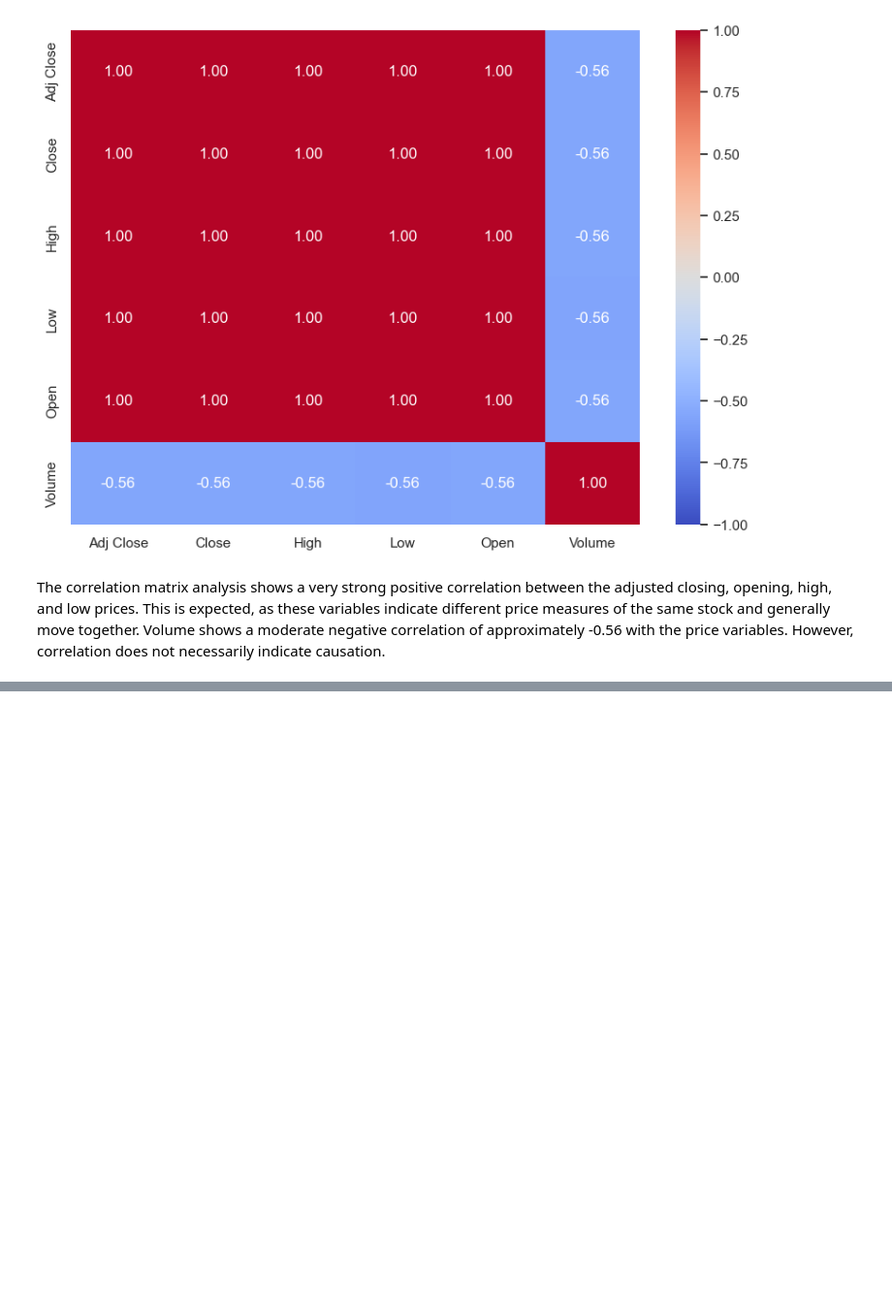
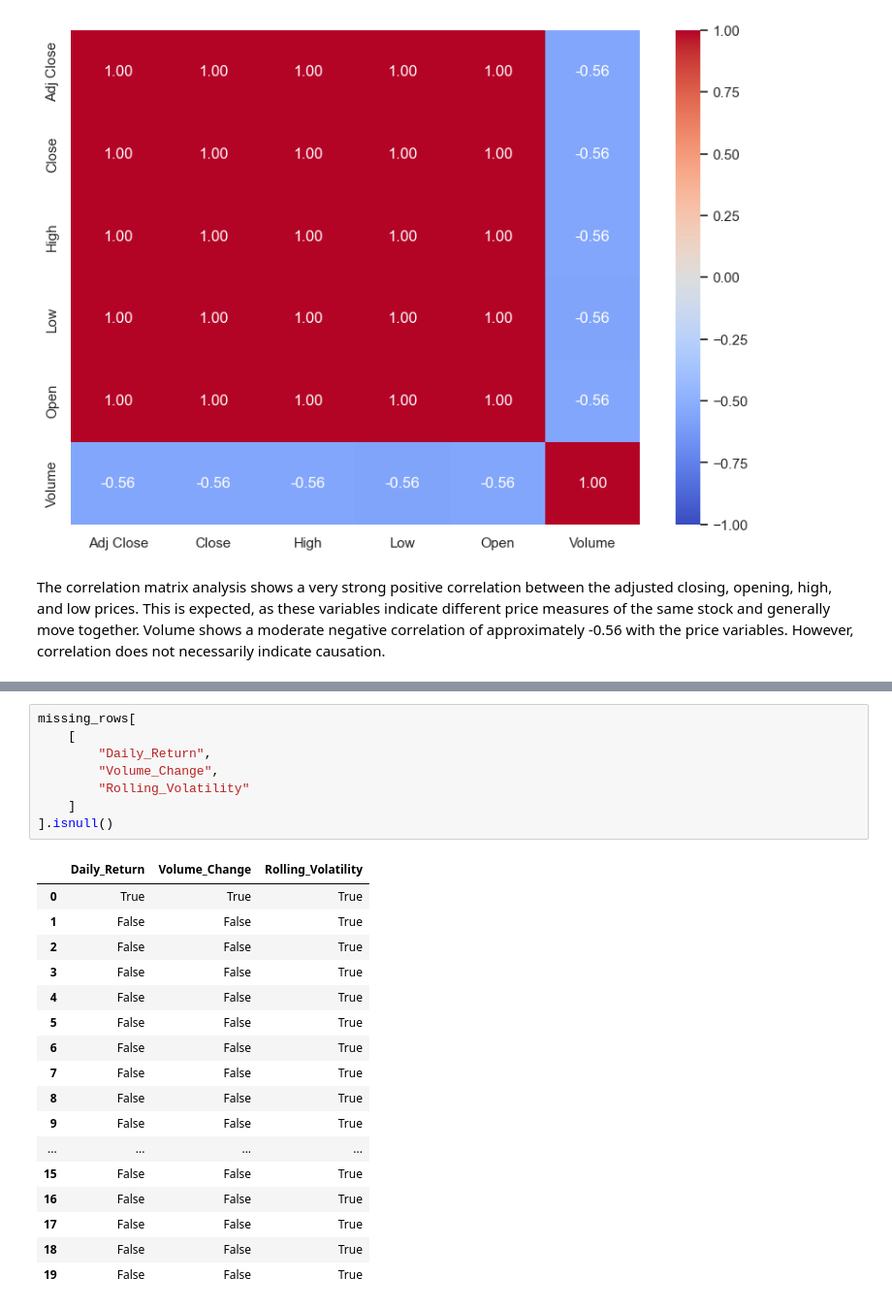
Before and after one commit to 2026228-dev/CA1MLB-2026228, a Jupyter notebook: AAPL.ipynb, the cells around one changed output, grey strips where cells are left out. Shown at 97% size. Cells and saved outputs as stored; diff of their text form; blank space fills up the shorter version.

```diff
--- a/AAPL.ipynb
+++ b/AAPL.ipynb
@@ -255,0 +377,26 @@ The correlation matrix analysis shows a very strong positive correlation between
+# %%
+missing_rows[
+    [
+        "Daily_Return",
+        "Volume_Change",
+        "Rolling_Volatility"
+    ]
+].isnull()
+# %% [output]
+|  | Daily_Return | Volume_Change | Rolling_Volatility |
+| 0 | True | True | True |
+| 1 | False | False | True |
+| 2 | False | False | True |
+| 3 | False | False | True |
+| 4 | False | False | True |
+| 5 | False | False | True |
+| 6 | False | False | True |
+| 7 | False | False | True |
+| 8 | False | False | True |
+| 9 | False | False | True |
+| ... | ... | ... | ... |
+| 15 | False | False | True |
+| 16 | False | False | True |
+| 17 | False | False | True |
+| 18 | False | False | True |
+| 19 | False | False | True |
```
Also changed, not shown: parts of 8 cells of this notebook.
